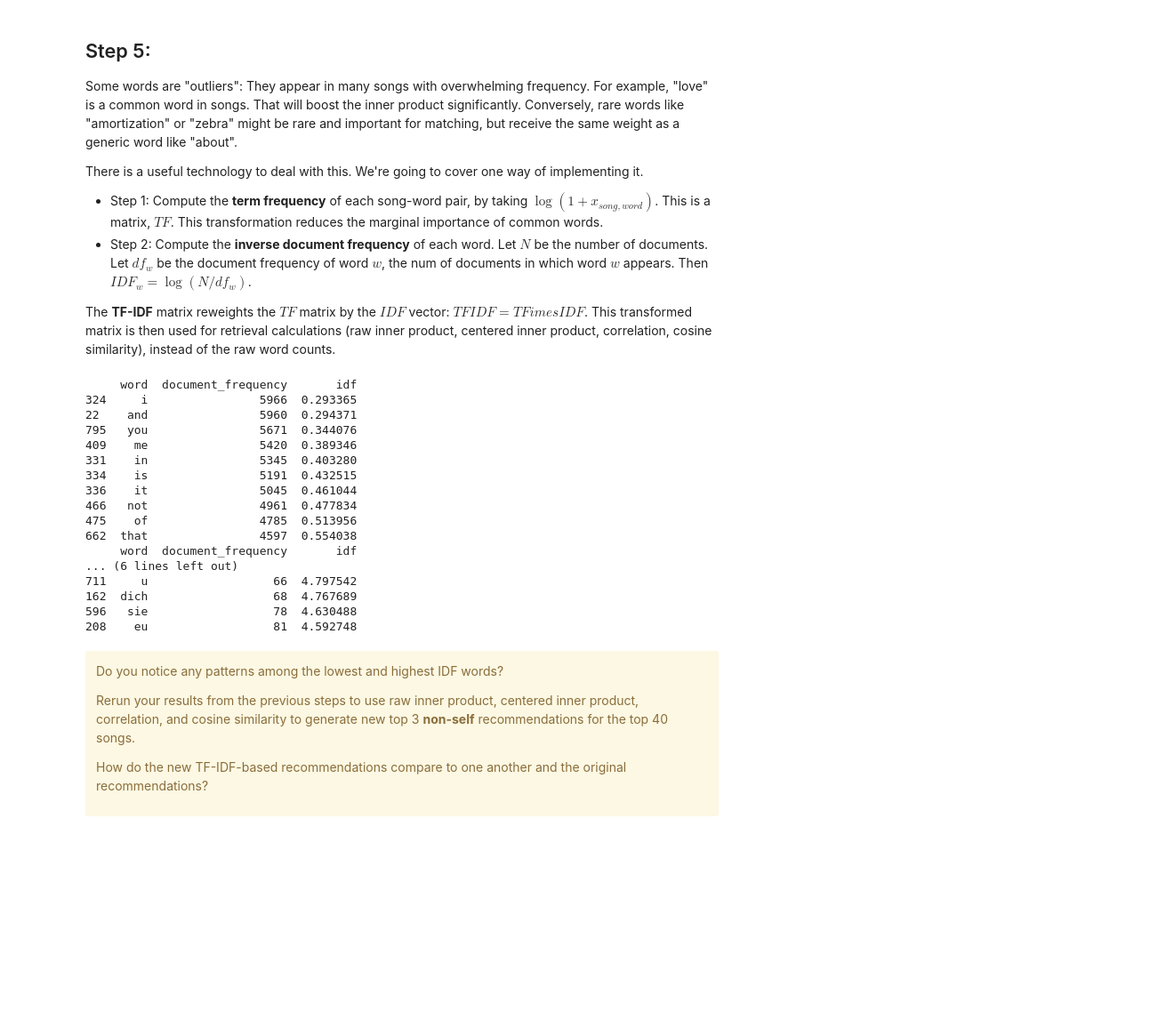
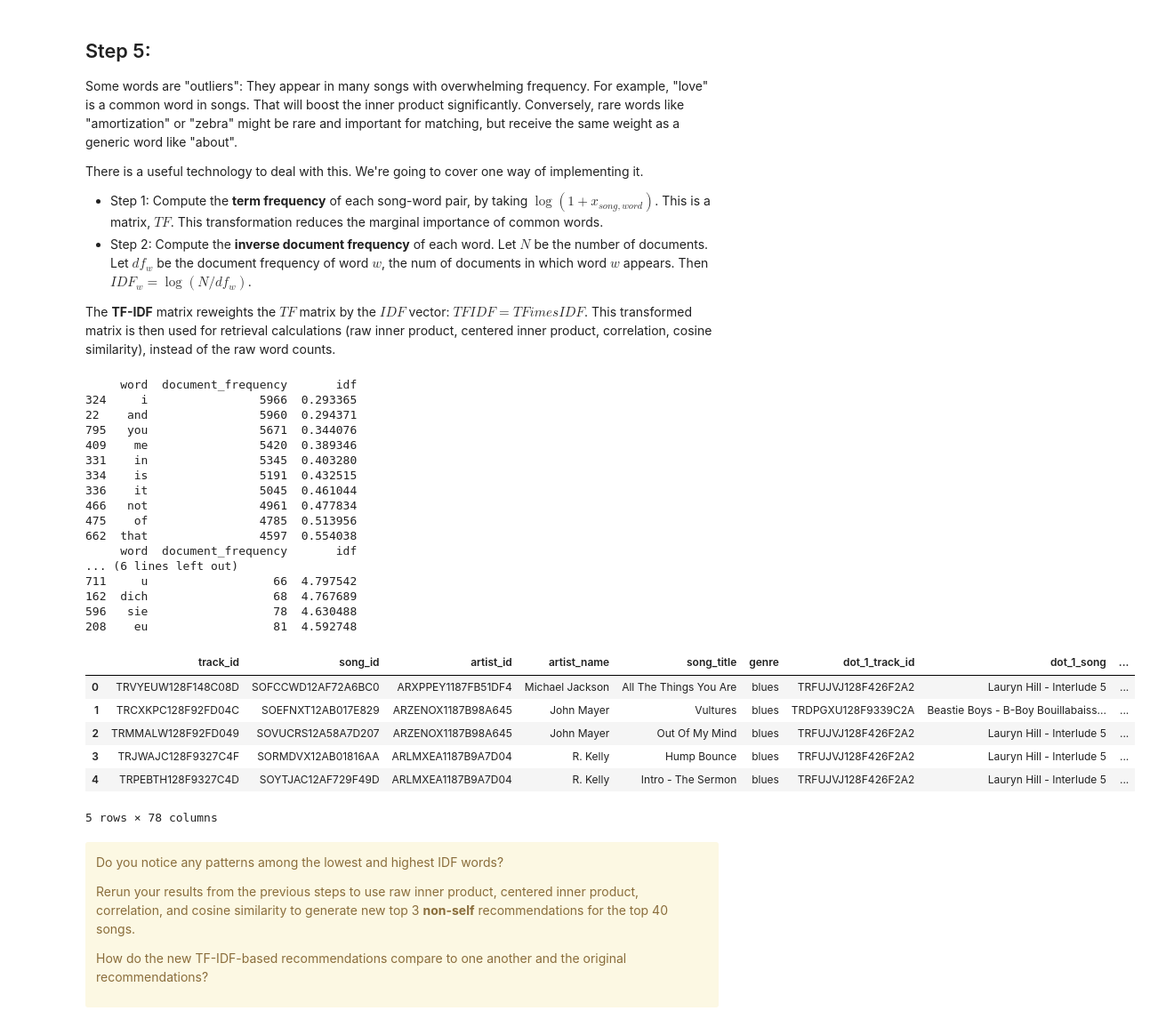
Before and after one commit to CooperJB710/uu_vectors_and_matrices, a Jupyter notebook: Thursday Lab/lab_01.ipynb, the cells around one changed output. Shown at 89% size. Drawn from its saved outputs; the diff is of its cells as text; code cells hidden in the pictures; blank space fills up the shorter version.

```diff
--- a/Thursday Lab/lab_01.ipynb
+++ b/Thursday Lab/lab_01.ipynb
@@ -393,33 +477,79 @@ TFIDF = TF * IDF
 
 print(pd.DataFrame({
     "word": word_cols,
     "document_frequency": df,
     "idf": IDF,
 }).sort_values("idf", ascending=True).head(10))
 
 print( pd.DataFrame({
     "word": word_cols,
     "document_frequency": df,
     "idf": IDF,
 }).sort_values("idf", ascending=False).head(10) )
+
+# My code
+TFIDF_centered = TFIDF - TFIDF.mean(axis=1, keepdims=True)
+TFIDF_std = TFIDF.std(axis=1)
+TFIDF_norms = np.linalg.norm(TFIDF, axis=1)
+
+tfidf_rows = []
+
+for i in benchmark_indices:
+    dot = TFIDF @ TFIDF[i]
+    centered = TFIDF_centered @ TFIDF_centered[i]
+    correlation = centered / (TFIDF.shape[1] * TFIDF_std * TFIDF_std[i])
+    cosine = dot / (TFIDF_norms * TFIDF_norms[i])
+
+    methods = {
+        "tfidf_dot": dot,
+        "tfidf_centered": centered,
+        "tfidf_correlation": correlation,
+        "tfidf_cosine": cosine,
+    }
+
+    row = {}
+
+    for method, scores in methods.items():
+        scores[i] = -np.inf
+        top_indices = np.argsort(-scores)[:3]
+
+        for rank, j in enumerate(top_indices, start=1):
+            row[f"{method}_{rank}_track_id"] = songs.at[j, "track_id"]
+            row[f"{method}_{rank}_song"] = f"{songs.at[j, 'artist_name']} - {songs.at[j, 'song_title']}"
+            row[f"{method}_{rank}_score"] = scores[j]
+
+    tfidf_rows.append(row)
+
+tfidf_columns = pd.DataFrame(tfidf_rows)
+top_40_results[tfidf_columns.columns] = tfidf_columns
+top_40_results.to_csv("./data/top_40_songs_by_genre_results.csv", index=False)
+
+top_40_results.head()
 # %% [output]
      word  document_frequency       idf
 324     i                5966  0.293365
 22    and                5960  0.294371
 795   you                5671  0.344076
 409    me                5420  0.389346
 331    in                5345  0.403280
 334    is                5191  0.432515
 336    it                5045  0.461044
 466   not                4961  0.477834
 475    of                4785  0.513956
 662  that                4597  0.554038
      word  document_frequency       idf
 ... (6 lines left out)
 711     u                  66  4.797542
 162  dich                  68  4.767689
 596   sie                  78  4.630488
 208    eu                  81  4.592748
+|  | track_id | song_id | artist_id | artist_name | song_title | genre | dot_1_track_id | dot_1_song | ... |
+| 0 | TRVYEUW128F148C08D | SOFCCWD12AF72A6BC0 | ARXPPEY1187FB51DF4 | Michael Jackson | All The Things You Are | blues | TRFUJVJ128F426F2A2 | Lauryn Hill - Interlude 5 | ... |
+| 1 | TRCXKPC128F92FD04C | SOEFNXT12AB017E829 | ARZENOX1187B98A645 | John Mayer | Vultures | blues | TRDPGXU128F9339C2A | Beastie Boys - B-Boy Bouillabaiss... | ... |
+| 2 | TRMMALW128F92FD049 | SOVUCRS12A58A7D207 | ARZENOX1187B98A645 | John Mayer | Out Of My Mind | blues | TRFUJVJ128F426F2A2 | Lauryn Hill - Interlude 5 | ... |
+| 3 | TRJWAJC128F9327C4F | SORMDVX12AB01816AA | ARLMXEA1187B9A7D04 | R. Kelly | Hump Bounce | blues | TRFUJVJ128F426F2A2 | Lauryn Hill - Interlude 5 | ... |
+| 4 | TRPEBTH128F9327C4D | SOYTJAC12AF729F49D | ARLMXEA1187B9A7D04 | R. Kelly | Intro - The Sermon | blues | TRFUJVJ128F426F2A2 | Lauryn Hill - Interlude 5 | ... |
+5 rows × 78 columns
 # %% [markdown]
 <div class="alert alert-block alert-warning">
 
```
Also changed, not shown: parts of 13 cells of this notebook, 2 other files.
